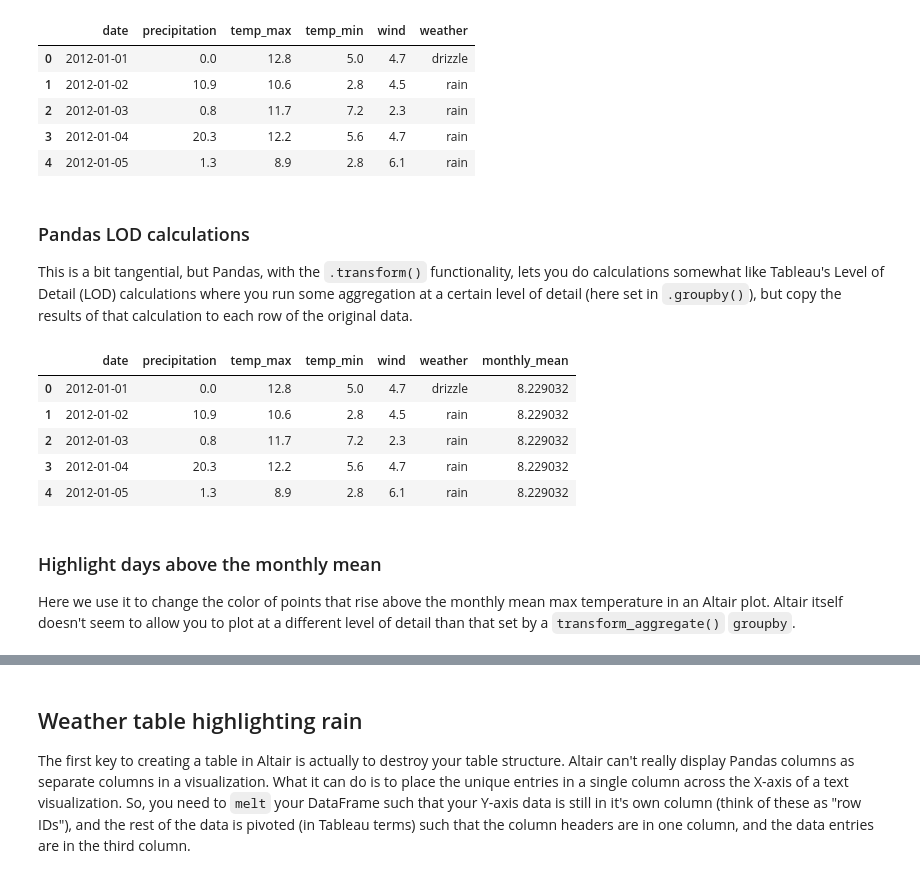
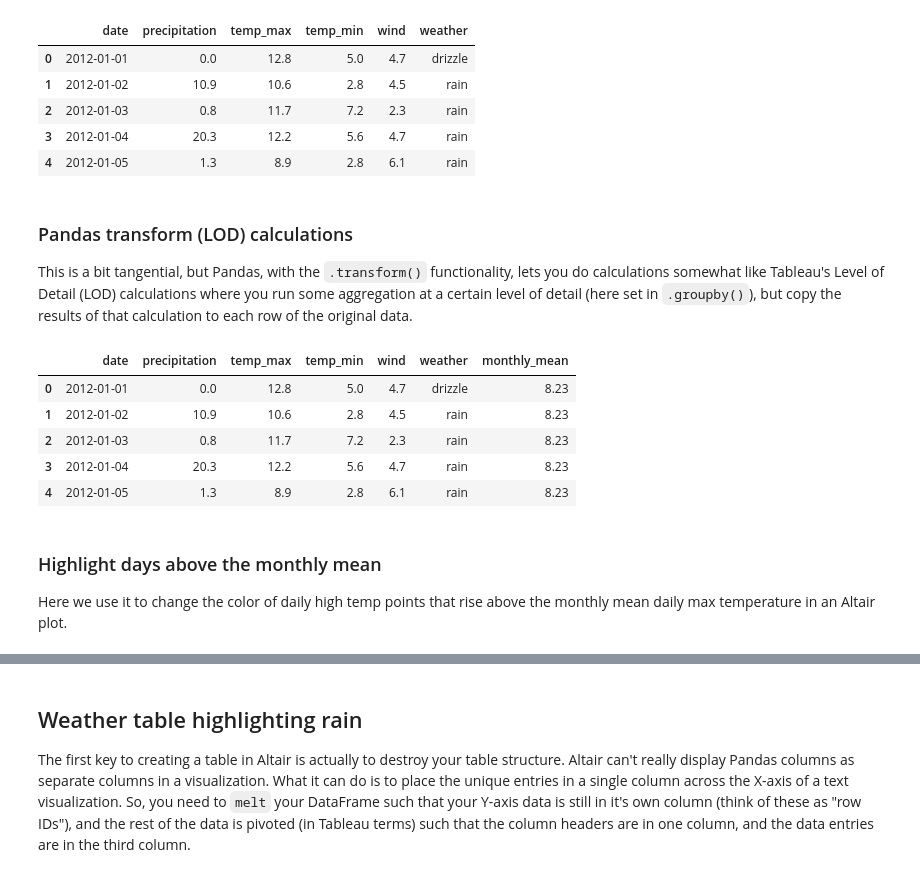
Before and after one commit to emonson/altair-vis-python, a Jupyter notebook: 34_TableHighlightRows.ipynb, the cells around one changed output, grey strips where cells are left out. Cells and saved outputs as stored; diff of their text form; code cells hidden in the pictures.

```diff
--- a/34_TableHighlightRows.ipynb
+++ b/34_TableHighlightRows.ipynb
@@ -17,23 +18,23 @@ weather.head()
 | 3 | 2012-01-04 | 20.3 | 12.2 | 5.6 | 4.7 | rain |
 | 4 | 2012-01-05 | 1.3 | 8.9 | 2.8 | 6.1 | rain |
 # %% [markdown]
-### Pandas LOD calculations
+### Pandas transform (LOD) calculations
 
 This is a bit tangential, but Pandas, with the `.transform()` functionality, lets you do calculations somewhat like Tableau's Level of Detail (LOD) calculations where you run some aggregation at a certain level of detail (here set in `.groupby()`), but copy the results of that calculation to each row of the original data.
 # %%
-weather['monthly_mean'] = weather.groupby(weather.date.dt.month)['temp_max'].transform('mean')
+weather['monthly_mean'] = weather.groupby(weather.date.dt.month)['temp_max'].transform('mean').round(2)
 weather.head()
 # %% [output]
 |  | date | precipitation | temp_max | temp_min | wind | weather | monthly_mean |
-| 0 | 2012-01-01 | 0.0 | 12.8 | 5.0 | 4.7 | drizzle | 8.229032 |
-| 1 | 2012-01-02 | 10.9 | 10.6 | 2.8 | 4.5 | rain | 8.229032 |
-| 2 | 2012-01-03 | 0.8 | 11.7 | 7.2 | 2.3 | rain | 8.229032 |
-| 3 | 2012-01-04 | 20.3 | 12.2 | 5.6 | 4.7 | rain | 8.229032 |
-| 4 | 2012-01-05 | 1.3 | 8.9 | 2.8 | 6.1 | rain | 8.229032 |
+| 0 | 2012-01-01 | 0.0 | 12.8 | 5.0 | 4.7 | drizzle | 8.23 |
+| 1 | 2012-01-02 | 10.9 | 10.6 | 2.8 | 4.5 | rain | 8.23 |
+| 2 | 2012-01-03 | 0.8 | 11.7 | 7.2 | 2.3 | rain | 8.23 |
+| 3 | 2012-01-04 | 20.3 | 12.2 | 5.6 | 4.7 | rain | 8.23 |
+| 4 | 2012-01-05 | 1.3 | 8.9 | 2.8 | 6.1 | rain | 8.23 |
 # %% [markdown]
 ### Highlight days above the monthly mean
 
-Here we use it to change the color of points that rise above the monthly mean max temperature in an Altair plot. Altair itself doesn't seem to allow you to plot at a different level of detail than that set by a `transform_aggregate()` `groupby`.
+Here we use it to change the color of daily high temp points that rise above the monthly mean daily max temperature in an Altair plot.
 # %%
 alt.Chart(weather).mark_circle().encode(
     x = 'yearmonthdate(date):T',
```
Also changed, not shown: parts of 8 cells of this notebook, 5 other files.
